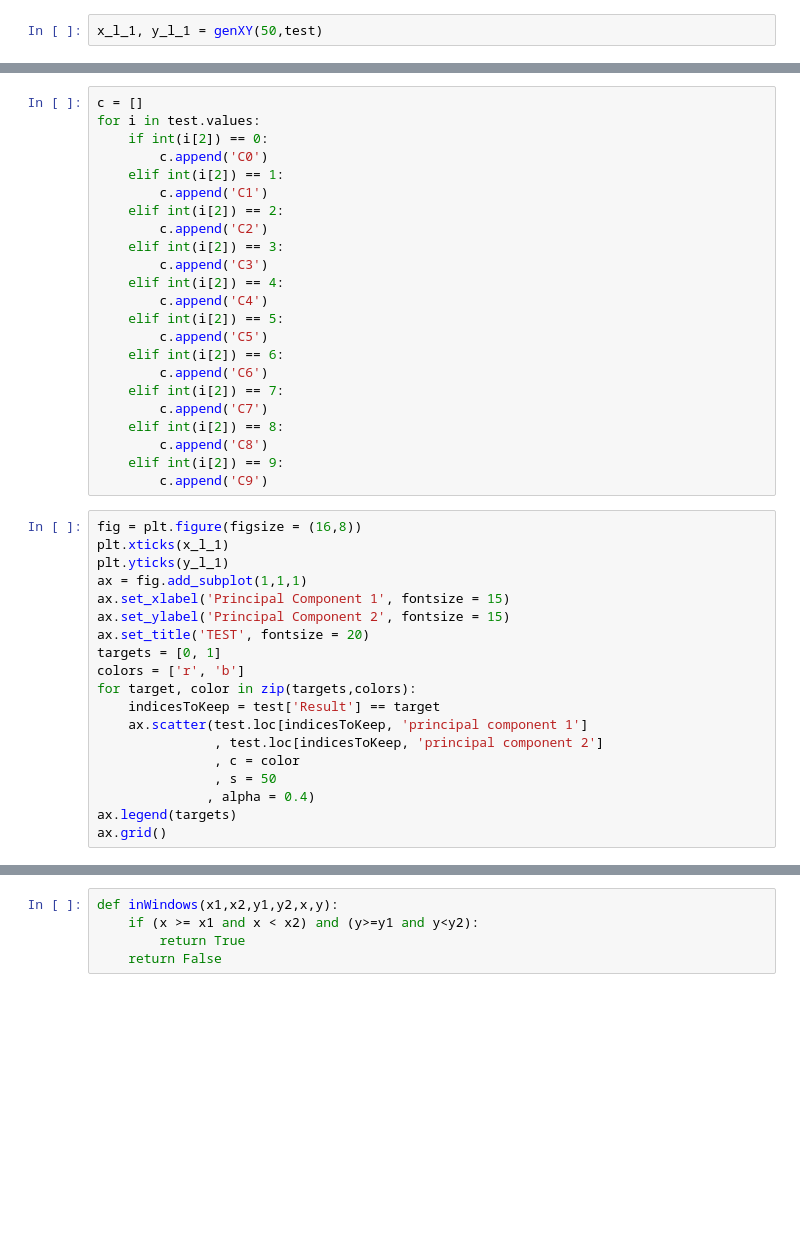
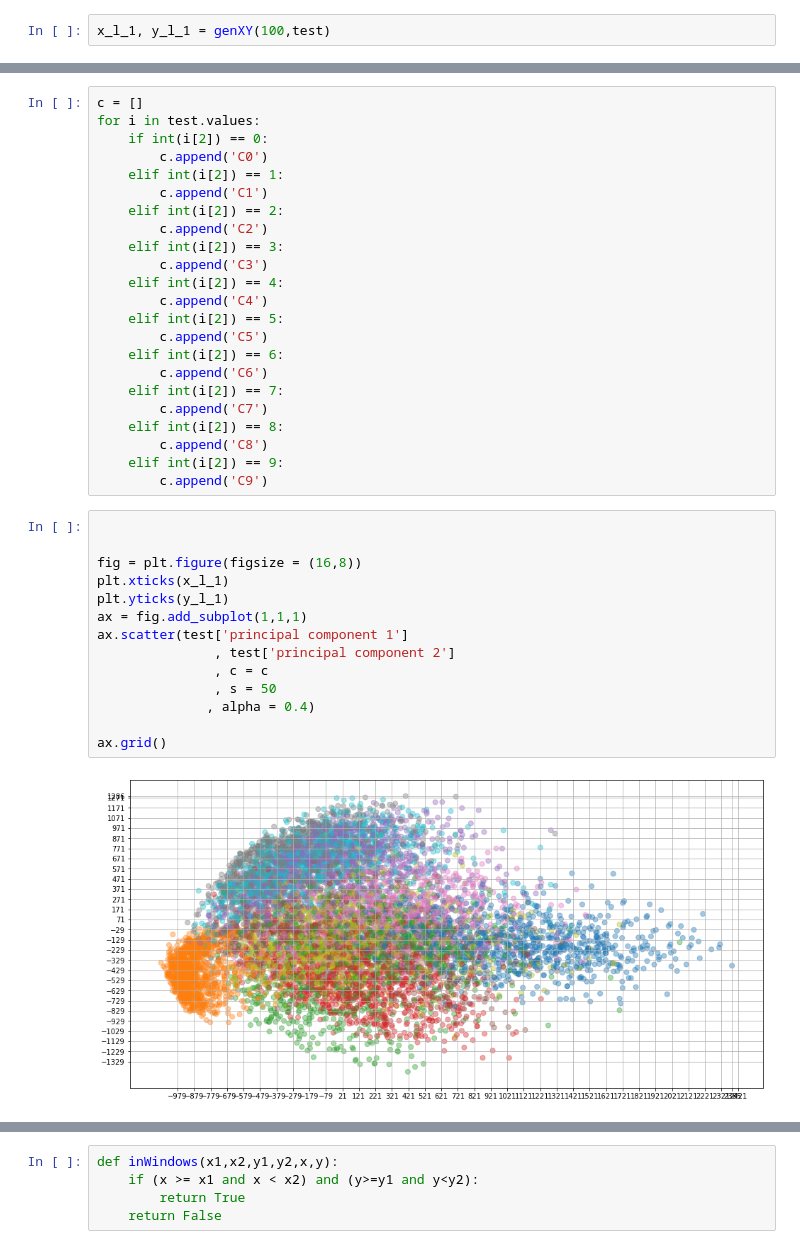
Before and after one commit to apoorva-sh/zodiac-experiments, a Jupyter notebook: MNIST_experiments.ipynb, the cells around one changed output, grey strips where cells are left out. Saved outputs shown, nothing was run; the diff lists cells and outputs as text; blank space fills up the shorter version.

```diff
--- a/MNIST_experiments.ipynb
+++ b/MNIST_experiments.ipynb
@@ -138,4 +206,4 @@ def genXY(h,data):
 
     return x_l,y_l
 # %%
-x_l_1, y_l_1 = genXY(50,test)
+x_l_1, y_l_1 = genXY(100,test)
@@ -163,24 +234,21 @@ for i in test.values:
     elif int(i[2]) == 9:
         c.append('C9')
 # %%
+
+
 fig = plt.figure(figsize = (16,8))
 plt.xticks(x_l_1)
 plt.yticks(y_l_1)
 ax = fig.add_subplot(1,1,1)
-ax.set_xlabel('Principal Component 1', fontsize = 15)
-ax.set_ylabel('Principal Component 2', fontsize = 15)
-ax.set_title('TEST', fontsize = 20)
-targets = [0, 1]
-colors = ['r', 'b']
-for target, color in zip(targets,colors):
-    indicesToKeep = test['Result'] == target
-    ax.scatter(test.loc[indicesToKeep, 'principal component 1']
-               , test.loc[indicesToKeep, 'principal component 2']
-               , c = color
+ax.scatter(test['principal component 1']
+               , test['principal component 2']
+               , c = c
                , s = 50
               , alpha = 0.4)
-ax.legend(targets)
+
 ax.grid()
+# %% [output]
+[figure, added]
 # %%
 test["color"] = test["label"] == test["pred"]
 c = []
```
Also changed, not shown: parts of 15 cells of this notebook, 1 other file.
